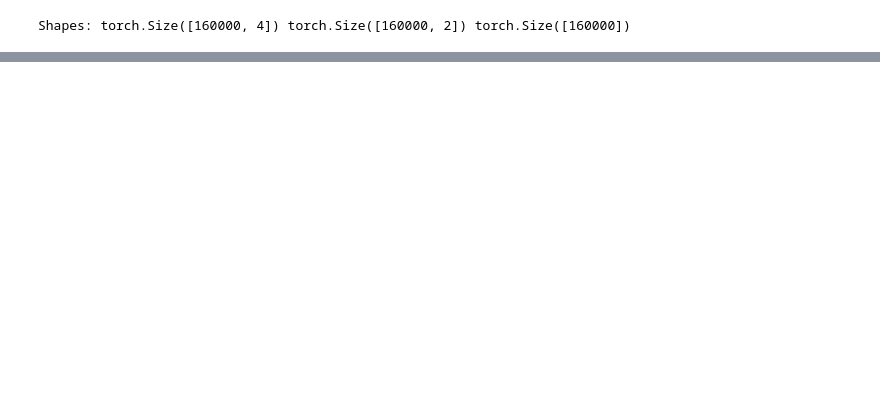
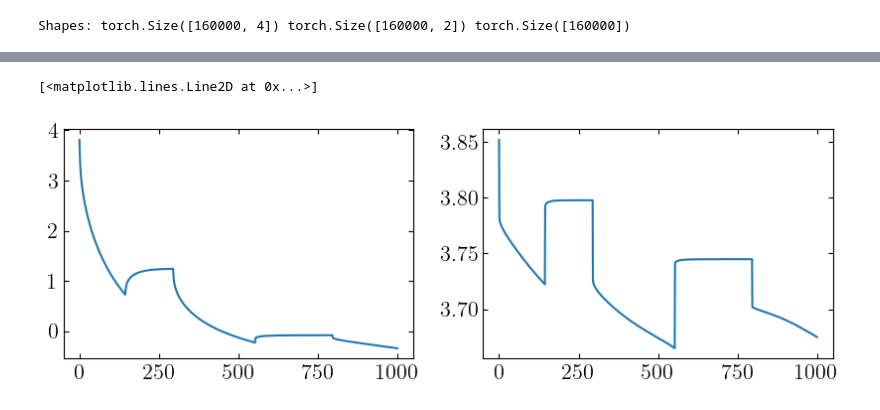
Before and after one commit to j-haralds/MSc_thesis, a Jupyter notebook: program/BasicEulerNN/5.1_JN_c_cdot.ipynb, the cells around one changed output, grey strips where cells are left out. Drawn from its saved outputs; the diff is of its cells as text; code cells hidden in the pictures; blank space fills up the shorter version.

```diff
--- a/program/BasicEulerNN/5.1_JN_c_cdot.ipynb
+++ b/program/BasicEulerNN/5.1_JN_c_cdot.ipynb
@@ -39,7 +41,7 @@ def get_vals_DC(I0, T=T, t_horizon=T_HORIZON):
     I = sol.observe(model.variables["Current [A]"])(t_query)
     V = sol.observe(model.variables["Terminal voltage [V]"])(t_query)
 
-    return t_fixed, DT, V, I, cn, cp, valid  # valid is your loss mask
+    return t_fixed, DT, V, I, cn, cp, valid, param
 
 def get_vals_pulse(T=T, t_horizon=T_HORIZON):
     sol, model, t_eval, param = exp_pybamm_ver4.generate_data(t_horizon, DT, RNG=None)   # simulate with t_eval = np.linspace(0, t_horizon, T)
@@ -92,7 +94,7 @@ def gen_data_I_c(B, T=T, currents='DC', I_low=0.25, I_high=1.0, seed=None):
     for i in trange(B):
         if currents == 'DC':
             I0 = float(rng.uniform(I_low, I_high))
-            t, dt, V_i, I_i, cn_i, cp_i, valid_i = get_vals_DC(I0, T=T, t_horizon=T_HORIZON)
+            t, dt, V_i, I_i, cn_i, cp_i, valid_i, param = get_vals_DC(I0, T=T, t_horizon=T_HORIZON)
         elif currents == 'pulse':
             t, dt, V_i, I_i, cn_i, cp_i, valid_i = get_vals_pulse(T=T, t_horizon=T_HORIZON)
             pass
@@ -118,10 +120,12 @@ def gen_data_I_c(B, T=T, currents='DC', I_low=0.25, I_high=1.0, seed=None):
         cn_dot[i, -1, 0] = cn_dot[i, -2, 0]
         cp_dot[i, -1, 0] = cp_dot[i, -2, 0]
 
-    return I, dI, V, cn, cn_dot, cp, cp_dot, valid
+    return I, dI, V, cn, cn_dot, cp, cp_dot, valid, param
 # %%
-B = 200
+B = 1
 # I, dI, V, cn, cn_dot, cp, cp_dot, valid = gen_data_I_c(B, T, currents='pulse')
+
+_, _, _, _, _, _, _, _, param = gen_data_I_c(B, T, currents='DC')
 # %%
 # np.savez('data_c_pulse.npz', I=I, dI=dI, V=V, cn=cn, cn_dot=cn_dot, cp=cp, cp_dot=cp_dot, valid=valid)
 
@@ -191,6 +195,8 @@ I_test = I[split:]
 dI_test = dI[split:]
 mask_test_plot = valid[split:]
 
+V_test = V[split:]
+
 cn_train = cn[:split]
 cp_train = cp[:split]
 cn_dot_train = cn_dot[:split]
@@ -508,0 +479,14 @@ plot_rollout(idx=0, on_train=False)
+# %%
+idx = 0
+
+
+V_t = SPM_eqs.V_terminal(I_test[idx, :, 0], cp_test[idx, :,0], cn_test[idx, :,0], param)
+
+ocv = SPM_eqs.OCV(cn_test[idx, :, 0], cp_test[idx, :, 0])
+
+fig , axes = plt.subplots(1, 2, figsize=(10, 3))
+axes[0].plot(V_t, label='SPM V')
+axes[1].plot(V_test[idx, :, 0], label='True V')
+# %% [output]
+[<matplotlib.lines.Line2D at 0x...>]
+[figure, added]
```
Also changed, not shown: parts of 8 cells of this notebook, 1 other file.
